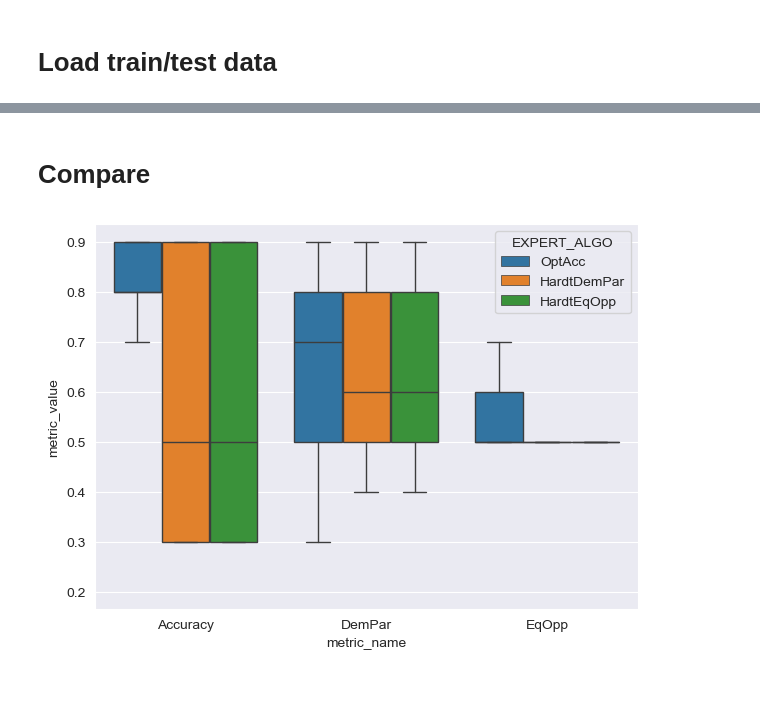
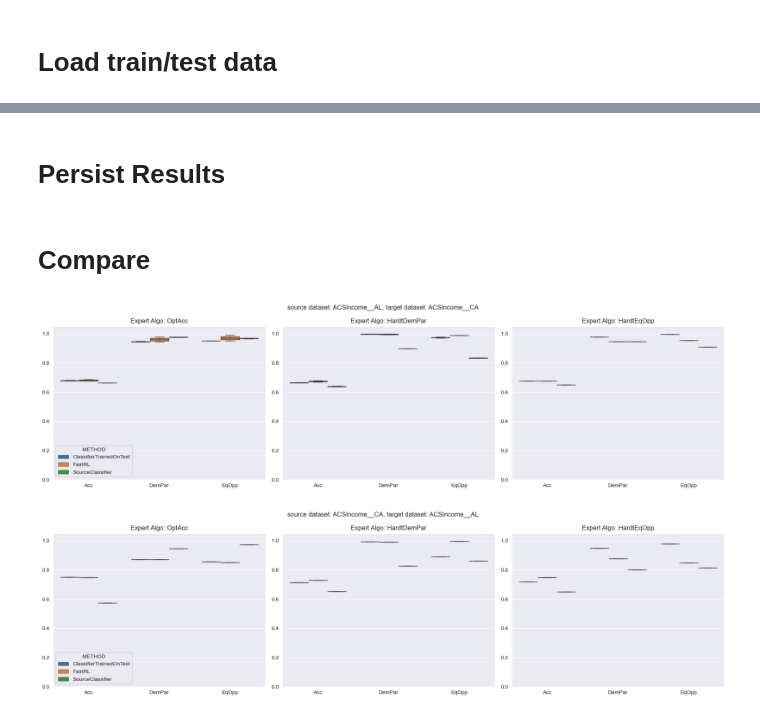
Before and after one commit to jackblandin/research, a Jupyter notebook: experiments/irl/FairIRL for Distribution Shift.ipynb, the cells around one changed output, grey strips where cells are left out. Drawn from its saved outputs; the diff is of its cells as text; code cells hidden in the pictures; blank space fills up the shorter version.

```diff
--- a/experiments/irl/FairIRL for Distribution Shift.ipynb
+++ b/experiments/irl/FairIRL for Distribution Shift.ipynb
@@ -37,6 +37,8 @@ pd.set_option('display.max_columns', None)
 # pd.set_option('display.max_colwidth', None)
 # %% [markdown]
 # Experiment Parameters
+# %%
+results = []
 # %%
 base_exp_info = {
     'OBJECTIVE_NAMES': ['Acc', 'DemPar', 'EqOpp'],
@@ -45,19 +47,27 @@ base_exp_info = {
     'TARGET_DATASET': None,
     'N_EXPERT_DEMOS': 3,
     'EXPERT_ALGO': None,
-    'N_DATASET_SAMPLES': 50_000,
+    'N_DATASET_SAMPLES': 250_000,
     # IRL Loop parameters
     'N_TRIALS': 1,
     'IRL_METHOD': None,
-    'MIN_FREQ_FILL_PCT': .02,
-    'EPSILON': .03,
-    'MAX_ITER': 2,
+    'MIN_FREQ_FILL_PCT': .1,
+    'EPSILON': .01,
+    'MAX_ITER': 5,
     'METHOD': 'highs',
     'IRL_ERROR_NORM_WEIGHTS': False,
     # Plotting parameters
     'NOISE_FACTOR': .02,
     'ANNOTATE': True,
 
+    'IRL_METHOD': 'FairIRL',
+    'N_INIT_POLICIES': 3,
+    'NON_EXPERT_ALGOS': [
+        'DummyNoisy',
+        'DummyNoisy',
+        'Dummy',
+    ],
+
 }
 # %%
 experiments = [
@@ -92,20 +109,2 @@ del objectives
 # %% [markdown]
 # Load train/test data
-# %%
-from sklearn.model_selection import train_test_split
-
-# Load train data (source domain)
-X_source, y_source, feature_types = generate_dataset(
-    'ACSIncome__AL',
-    n_samples=exp_info['N_DATASET_SAMPLES'],
-)
-
-# Load test data (target domain)
-X_target, y_target, _ = generate_dataset(
-    'ACSIncome__CA',
-    n_samples=exp_info['N_DATASET_SAMPLES'],
-)
-
-X_target_train, X_target_test, y_target_train, y_target_test = train_test_split(
-    X_target, y_target, test_size=.25)
-del X_target, y_target
@@ -263,2 +348,9 @@ obj_set.compute_demo_feature_exp(df_hold)
+# %% [markdown]
+# Persist Results
+# %%
+# Store results in CSV
+results_df = pd.DataFrame(results)
+timestamp = datetime.datetime.today().strftime('%Y-%m-%d %H:%M:%S')
+results_df.to_csv(f"./../../data/experiment_output/fair_irl_covariate_shift/{timestamp}.csv")
 # %% [markdown]
 # Compare
@@ -335,4 +399,5 @@ def compare(results):
 # %%
-_df = compare(results)
+_df = compare(results_df)
 # %% [output]
-[figure, old version]
+[figure, new version]
+[figure, added]
```
Also changed, not shown: parts of 11 cells of this notebook, 5 other files.
